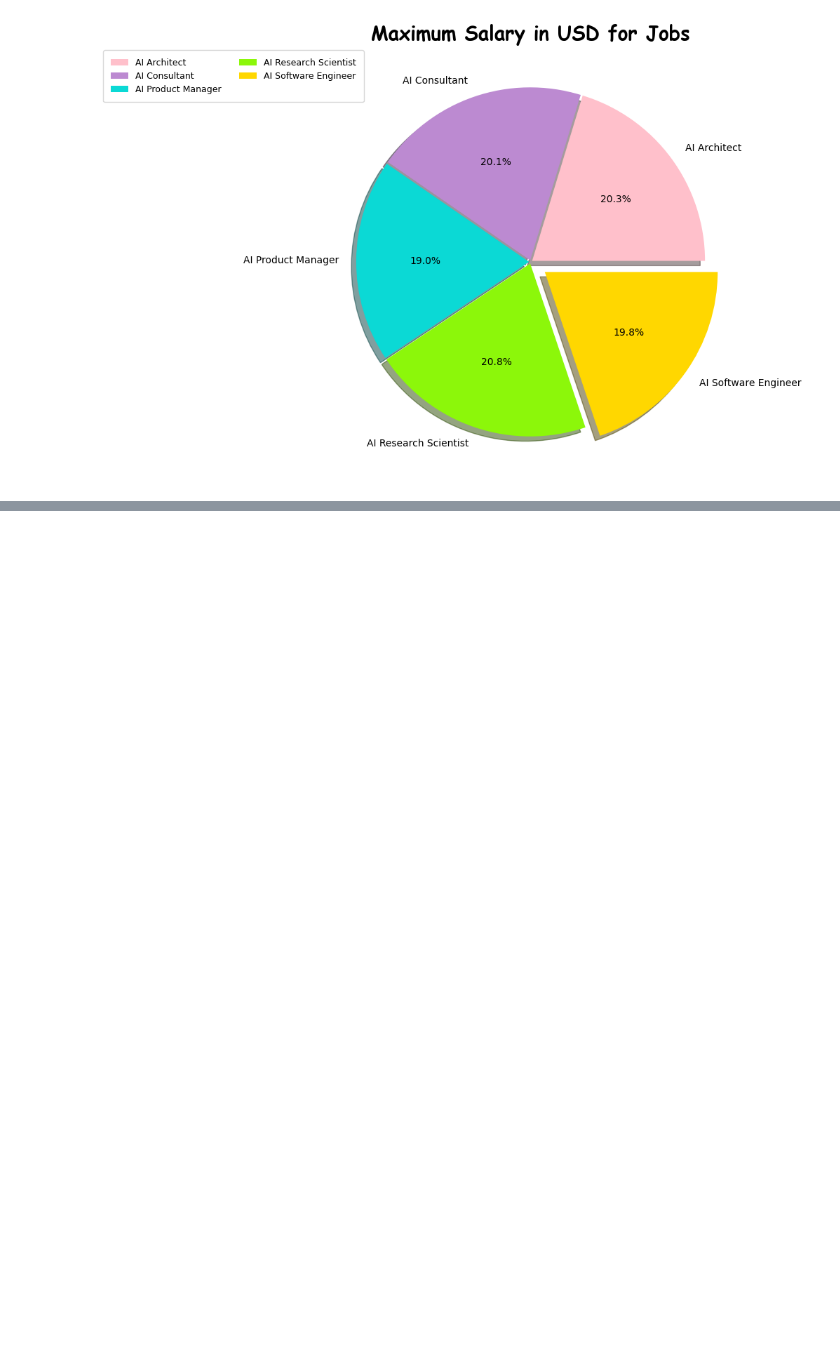
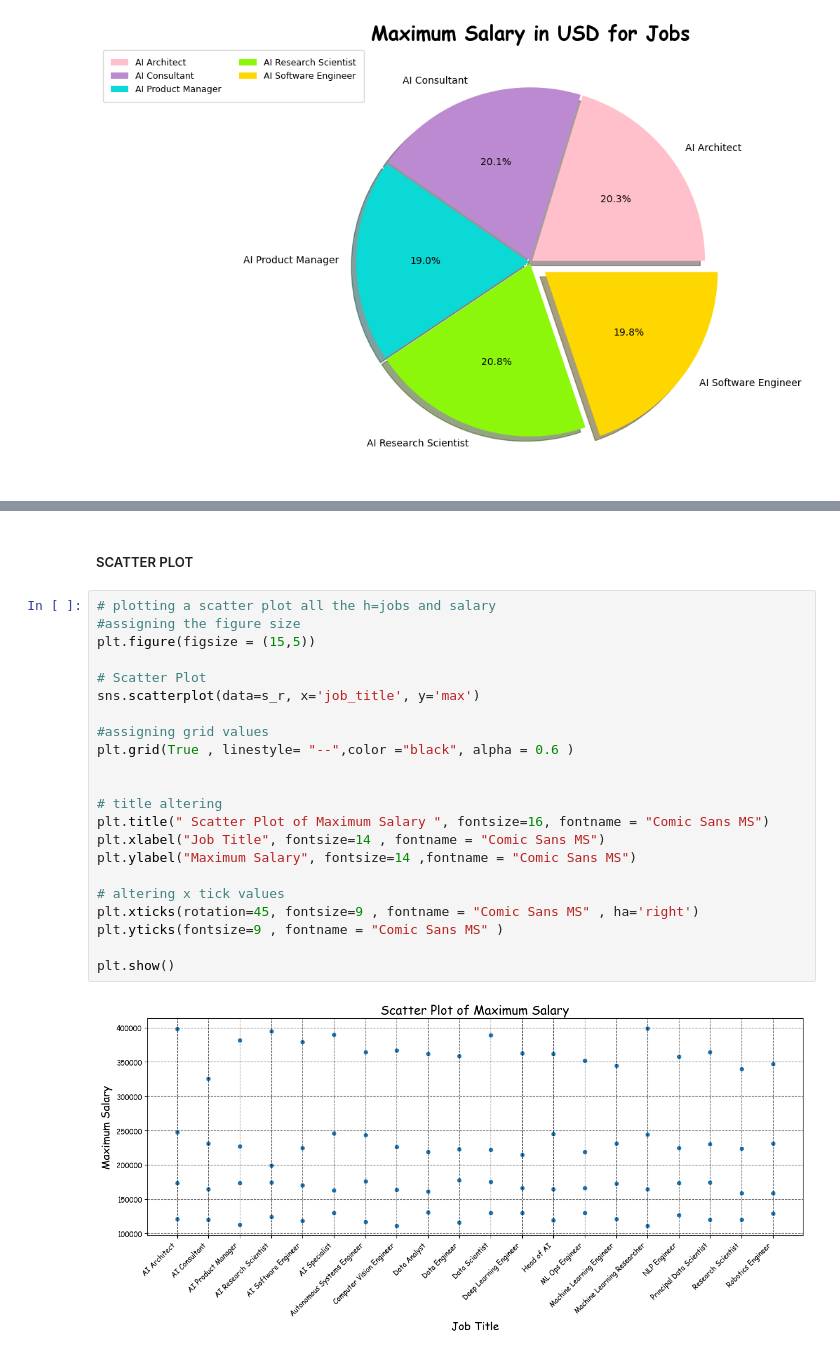
Before and after one commit to Sharu2507/EDA-project, a Jupyter notebook: Project_Phase_1/AI_project_phase1.ipynb, the cells around one changed output, grey strips where cells are left out. Cells and saved outputs as stored; diff of their text form; blank space fills up the shorter version.

```diff
--- a/Project_Phase_1/AI_project_phase1.ipynb
+++ b/Project_Phase_1/AI_project_phase1.ipynb
@@ -609,0 +681,26 @@ plt.show()
+# %% [markdown]
+##### SCATTER PLOT
+# %%
+# plotting a scatter plot all the h=jobs and salary
+#assigning the figure size
+plt.figure(figsize = (15,5))
+
+# Scatter Plot
+sns.scatterplot(data=s_r, x='job_title', y='max')
+
+#assigning grid values
+plt.grid(True , linestyle= "--",color ="black", alpha = 0.6 )
+
+
+# title altering
+plt.title(" Scatter Plot of Maximum Salary ", fontsize=16, fontname = "Comic Sans MS")
+plt.xlabel("Job Title", fontsize=14 , fontname = "Comic Sans MS")
+plt.ylabel("Maximum Salary", fontsize=14 ,fontname = "Comic Sans MS")
+
+# altering x tick values
+plt.xticks(rotation=45, fontsize=9 , fontname = "Comic Sans MS" , ha='right')
+plt.yticks(fontsize=9 , fontname = "Comic Sans MS" )
+
+plt.show()
+# %% [output]
+[figure, added]
```
Also changed, not shown: parts of 93 cells of this notebook.
